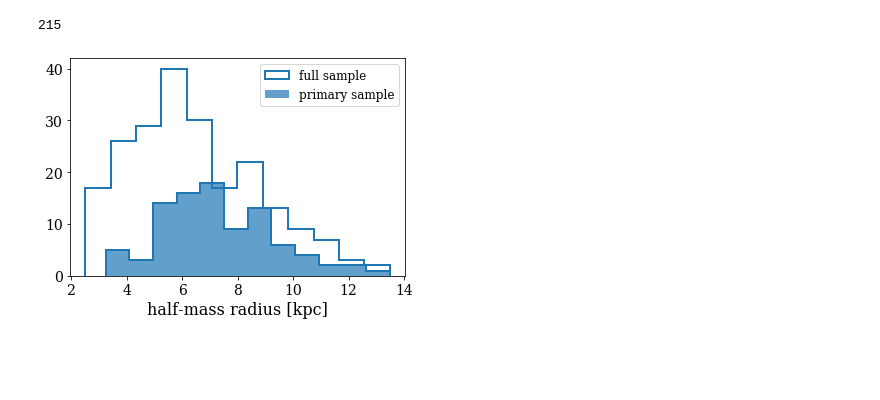
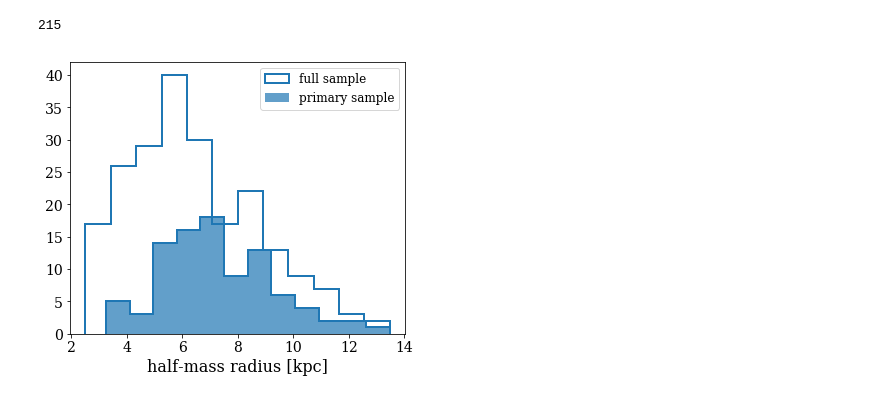
Before and after one commit to ekta1224/IllustrisAD, a Jupyter notebook: TNG_v2/plot_TNG_sample_properties_primary.ipynb, the cells around one changed output. Drawn from its saved outputs; the diff is of its cells as text; code cells hidden in the pictures; blank space fills up the shorter version.

Commit message:
updated some plots for referee report

```diff
--- a/TNG_v2/plot_TNG_sample_properties_primary.ipynb
+++ b/TNG_v2/plot_TNG_sample_properties_primary.ipynb
@@ -146,12 +148,12 @@ Text(0.5, 0, '$M_{sub}\\, \\, [M_{\\odot}]$')
 # %%
-plt.figure()
+plt.figure(figsize=(6,5))
 print(len(subhalomass))
 plt.hist(fhlr, bins = 12, histtype='step', lw=2, label='full sample')
 plt.hist(fhlr[mask], bins = 12, histtype='step',color='C0', lw=2)
 plt.hist(fhlr[mask], bins = 12, color='C0',alpha=0.7, lw=2, label='primary sample')
 plt.legend()
 plt.xlabel('half-mass radius [kpc]')
 plt.savefig('half_mass_radius_hist.png')
 # %% [output]
 215
-[figure, old version]
+[figure, new version]
```
Also changed, not shown: parts of 8 cells of this notebook.
